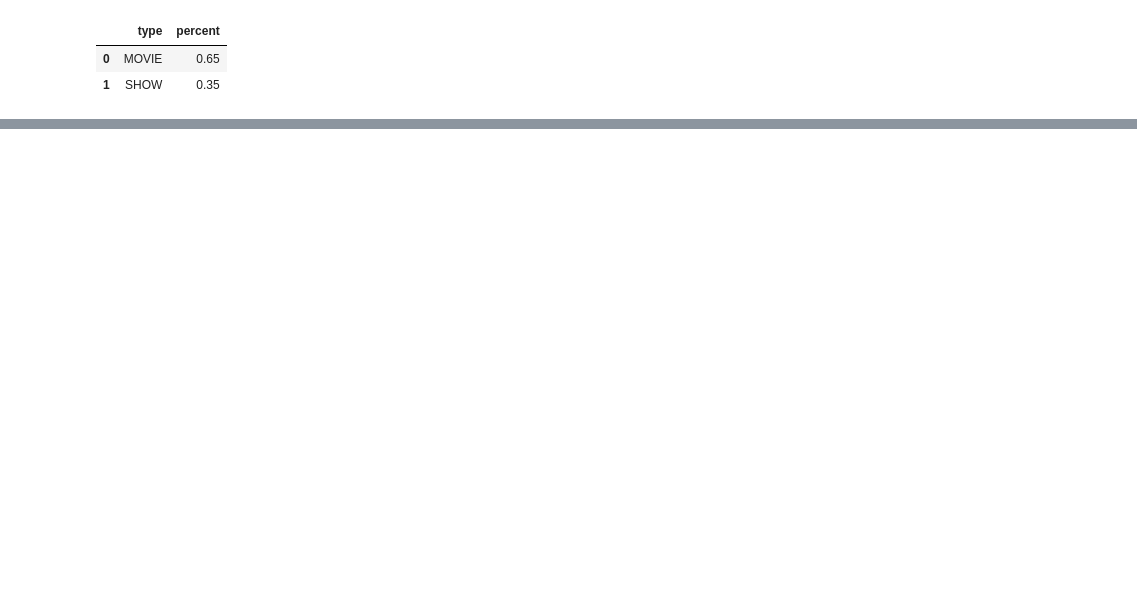
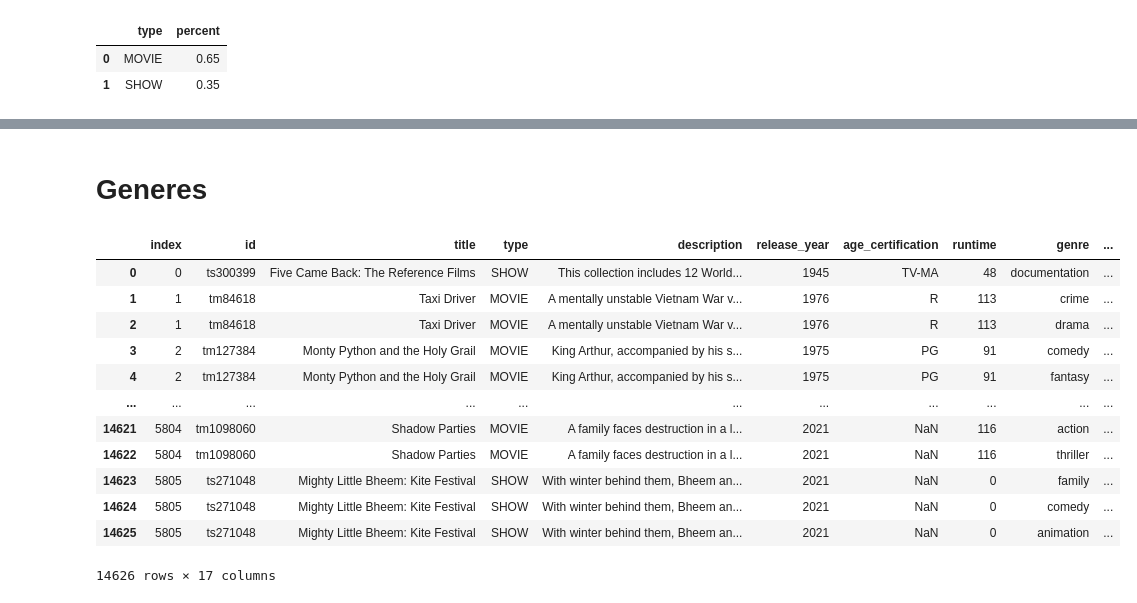
Before and after one commit to bladnman/netflix_content, a Jupyter notebook: notebooks/invetigations/01.lookabout.ipynb, the cells around one changed output, grey strips where cells are left out. Cells and saved outputs as stored; diff of their text form; code cells hidden in the pictures; blank space fills up the shorter version.

Commit message:
genre looking

```diff
--- a/notebooks/invetigations/01.lookabout.ipynb
+++ b/notebooks/invetigations/01.lookabout.ipynb
@@ -108,0 +328,20 @@ chart.update_layout(
+# %% [markdown]
+# Generes
+# %%
+genre_titles = titles.explode("genres")\
+    .rename(columns={'genres': 'genre'}).reset_index()
+genre_titles
+# %% [output]
+|  | index | id | title | type | description | release_year | age_certification | runtime | genre | ... |
+| 0 | 0 | ts300399 | Five Came Back: The Reference Films | SHOW | This collection includes 12 World... | 1945 | TV-MA | 48 | documentation | ... |
+| 1 | 1 | tm84618 | Taxi Driver | MOVIE | A mentally unstable Vietnam War v... | 1976 | R | 113 | crime | ... |
+| 2 | 1 | tm84618 | Taxi Driver | MOVIE | A mentally unstable Vietnam War v... | 1976 | R | 113 | drama | ... |
+| 3 | 2 | tm127384 | Monty Python and the Holy Grail | MOVIE | King Arthur, accompanied by his s... | 1975 | PG | 91 | comedy | ... |
+| 4 | 2 | tm127384 | Monty Python and the Holy Grail | MOVIE | King Arthur, accompanied by his s... | 1975 | PG | 91 | fantasy | ... |
+| ... | ... | ... | ... | ... | ... | ... | ... | ... | ... | ... |
+| 14621 | 5804 | tm1098060 | Shadow Parties | MOVIE | A family faces destruction in a l... | 2021 | NaN | 116 | action | ... |
+| 14622 | 5804 | tm1098060 | Shadow Parties | MOVIE | A family faces destruction in a l... | 2021 | NaN | 116 | thriller | ... |
+| 14623 | 5805 | ts271048 | Mighty Little Bheem: Kite Festival | SHOW | With winter behind them, Bheem an... | 2021 | NaN | 0 | family | ... |
+| 14624 | 5805 | ts271048 | Mighty Little Bheem: Kite Festival | SHOW | With winter behind them, Bheem an... | 2021 | NaN | 0 | comedy | ... |
+| 14625 | 5805 | ts271048 | Mighty Little Bheem: Kite Festival | SHOW | With winter behind them, Bheem an... | 2021 | NaN | 0 | animation | ... |
+14626 rows × 17 columns
```
Also changed, not shown: parts of 26 cells of this notebook, 2 other files.
